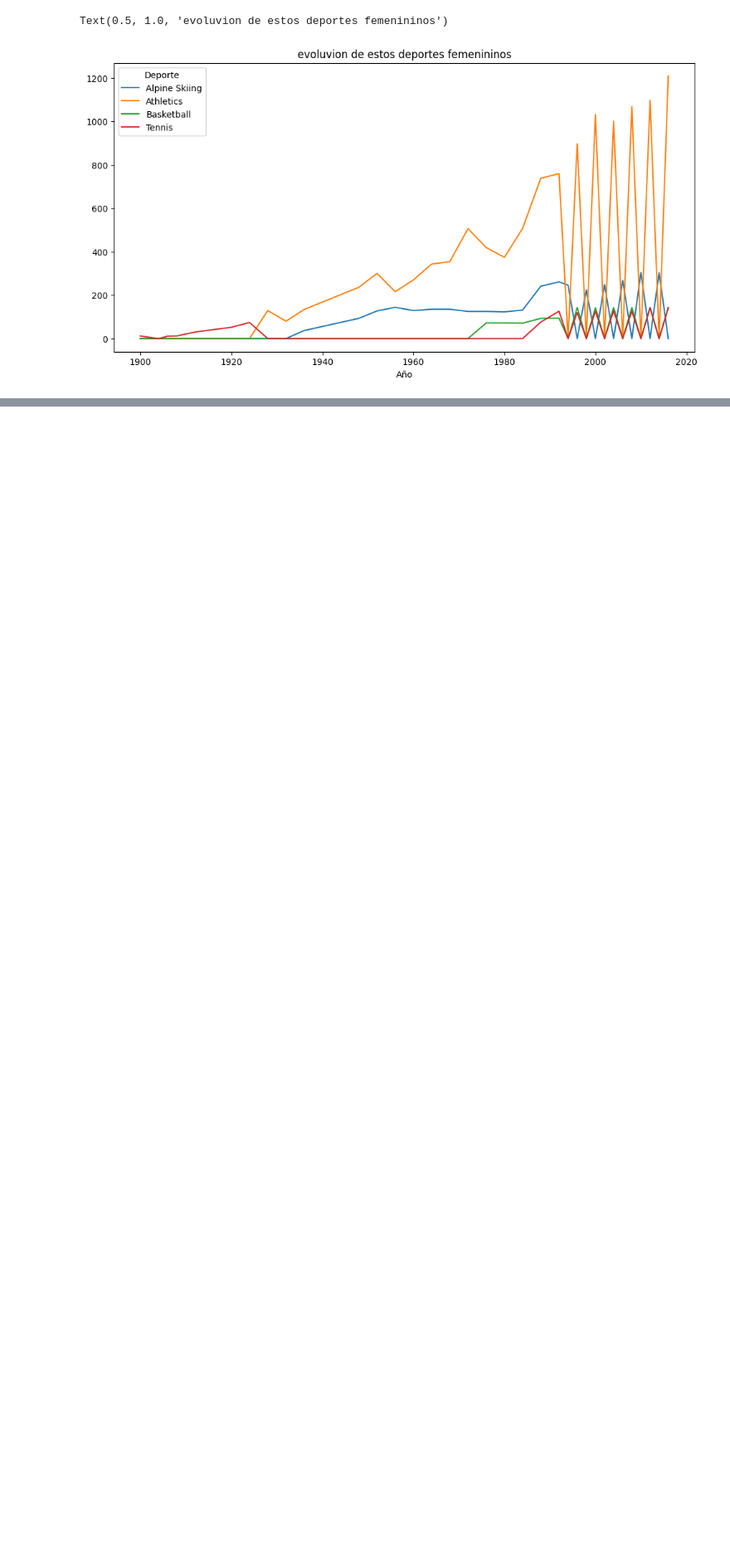
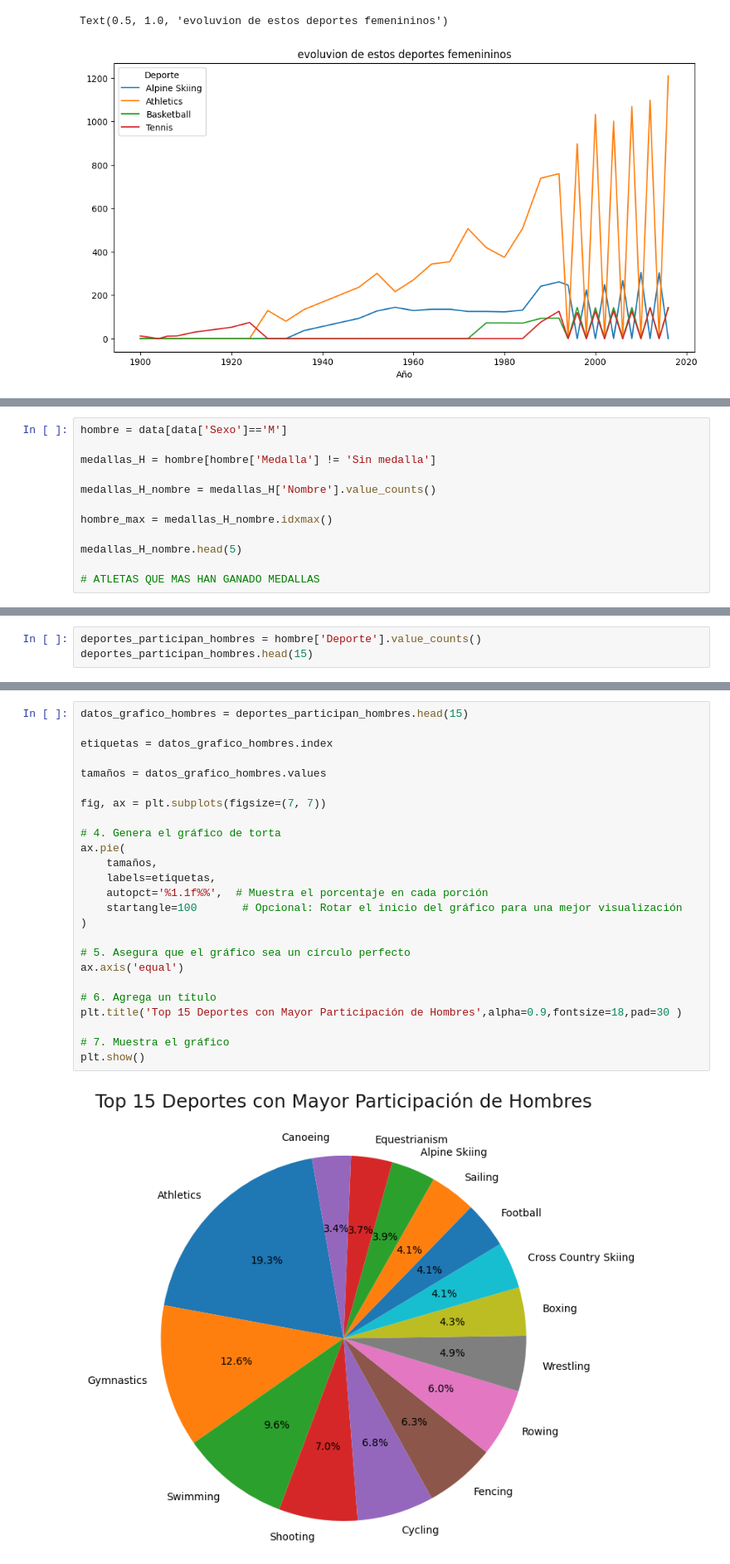
Before and after one commit to Juan-buelvas/Analisis-de-los-juegos-olimpicos, a Jupyter notebook: code.ipynb, the cells around one changed output, grey strips where cells are left out. Shown at 83% size. Saved outputs shown, nothing was run; the diff lists cells and outputs as text; blank space fills up the shorter version.

```diff
--- a/code.ipynb
+++ b/code.ipynb
@@ -926,0 +1117,12 @@ pivot_filtrado.plot(kind='bar', stacked=True, figsize=(12, 6), colormap='tab10')
+# %%
+hombre = data[data['Sexo']=='M']
+
+medallas_H = hombre[hombre['Medalla'] != 'Sin medalla']
+
+medallas_H_nombre = medallas_H['Nombre'].value_counts()
+
+hombre_max = medallas_H_nombre.idxmax()
+
+medallas_H_nombre.head(5)
+
+# ATLETAS QUE MAS HAN GANADO MEDALLAS
@@ -926,0 +1322,3 @@ pivot_filtrado.plot(kind='bar', stacked=True, figsize=(12, 6), colormap='tab10')
+# %%
+deportes_participan_hombres = hombre['Deporte'].value_counts()
+deportes_participan_hombres.head(15)
@@ -926,0 +1343,27 @@ pivot_filtrado.plot(kind='bar', stacked=True, figsize=(12, 6), colormap='tab10')
+# %%
+datos_grafico_hombres = deportes_participan_hombres.head(15)
+
+etiquetas = datos_grafico_hombres.index
+
+tamaños = datos_grafico_hombres.values
+
+fig, ax = plt.subplots(figsize=(7, 7))
+
+# 4. Genera el gráfico de torta
+ax.pie(
+    tamaños,
+    labels=etiquetas,
+    autopct='%1.1f%%',  # Muestra el porcentaje en cada porción
+    startangle=100       # Opcional: Rotar el inicio del gráfico para una mejor visualización
+)
+
+# 5. Asegura que el gráfico sea un círculo perfecto
+ax.axis('equal')
+
+# 6. Agrega un título
+plt.title('Top 15 Deportes con Mayor Participación de Hombres',alpha=0.9,fontsize=18,pad=30 )
+
+# 7. Muestra el gráfico
+plt.show()
+# %% [output]
+[figure, added]
```
Also changed, not shown: parts of 50 cells of this notebook.
